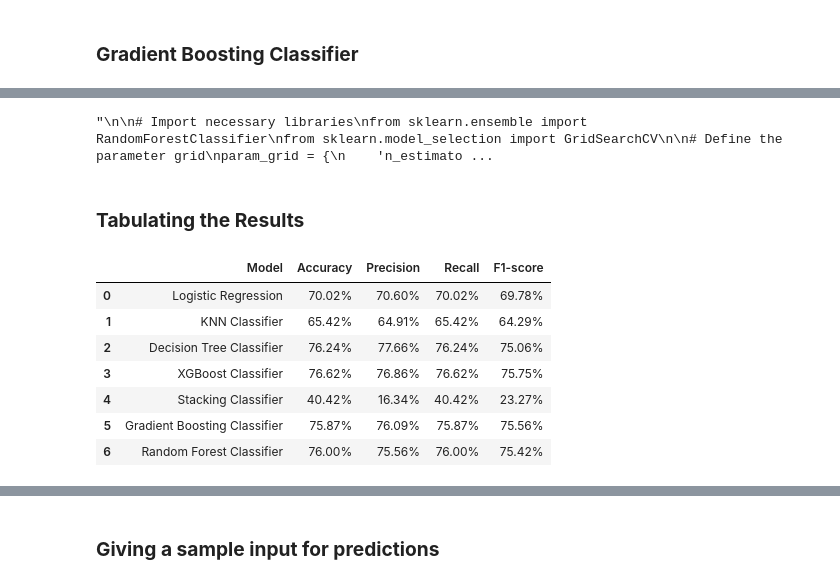
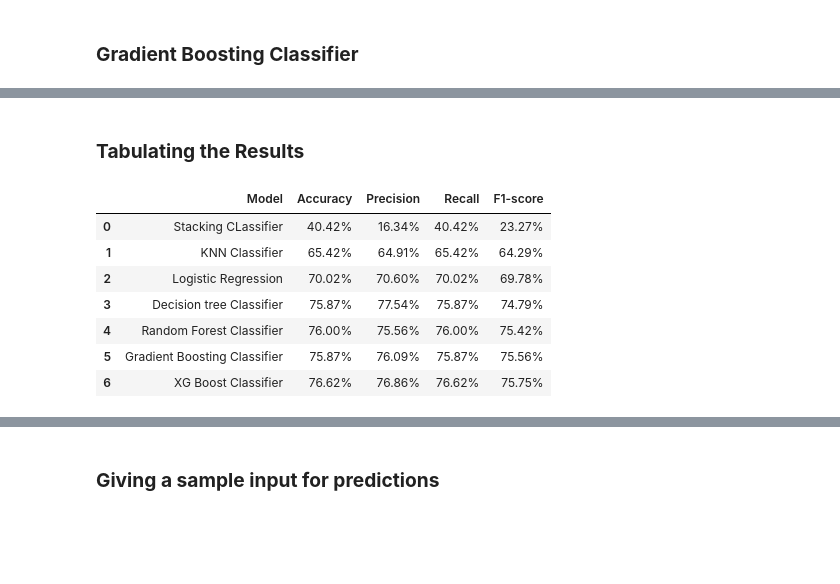
Before and after one commit to mukesh-iitp/Weather-Predictor-Application, a Jupyter notebook: Minor_Project_Model.ipynb, the cells around one changed output, grey strips where cells are left out. Drawn from its saved outputs; the diff is of its cells as text; code cells hidden in the pictures; blank space fills up the shorter version.

```diff
--- a/Minor_Project_Model.ipynb
+++ b/Minor_Project_Model.ipynb
@@ -1090,57 +908,25 @@ weighted avg       0.76      0.76      0.75       804
-# %%
-"""
-
-# Import necessary libraries
-from sklearn.ensemble import RandomForestClassifier
-from sklearn.model_selection import GridSearchCV
-
-# Define the parameter grid
-param_grid = {
-    'n_estimators': [50, 100, 200],
-    'max_features': ['auto', 0.5, 0.6, 0.7, 0.9],
-    'max_depth': [3, 5, 7, 9, 11, 14],
-    'min_samples_split': [2, 5, 10],
-    'min_samples_leaf': [1, 2, 4],
-}
-
-# Create a RandomForestClassifier object
-rfc = RandomForestClassifier()
-
-# Create a GridSearchCV object
-grid_search = GridSearchCV(estimator=rfc, param_grid=param_grid, cv=5)
-
-# Fit the GridSearchCV object to the data
-grid_search.fit(X_train, Y_train)
-
-# Print the best parameters and the corresponding score
-print('Best parameters:', grid_search.best_params_)
-print('Best score:', grid_search.best_score_)
-
-"""
-# %% [output]
-"\n\n# Import necessary libraries\nfrom sklearn.ensemble import RandomForestClassifier\nfrom sklearn.model_selection import GridSearchCV\n\n# Define the parameter grid\nparam_grid = {\n    'n_estimato ...
 # %% [markdown]
 ### **Tabulating the Results**
 # %%
 data = {
-    'Model': ['Logistic Regression', 'KNN Classifier', 'Decision Tree Classifier', 'XGBoost Classifier', 'Stacking Classifier', 'Gradient Boosting Classifier', 'Random Forest Classifier'],
-    'Accuracy': ['70.02%' , '65.42%', '76.24%','76.62%', '40.42%', '75.87%', '76.00%'],
-    'Precision': ['70.60%', '64.91%', '77.66%','76.86%', '16.34%', '76.09%' , '75.56%'],
-    'Recall': ['70.02%', '65.42%', '76.24%', '76.62%', '40.42%', '75.87%' , '76.00%'],
-    'F1-score': ['69.78%', '64.29%', '75.06%', '75.75%', '23.27%', '75.56%', '75.42%']
+    'Model': ['Stacking CLassifier', 'KNN Classifier', 'Logistic Regression', 'Decision tree Classifier', 'Random Forest Classifier', 'Gradient Boosting Classifier', 'XG Boost Classifier'],
+    'Accuracy': ['40.42%' , '65.42%', '70.02%','75.87%', '76.00%', '75.87%', '76.62%'],
+    'Precision': ['16.34%', '64.91%', '70.60%','77.54%', '75.56%', '76.09%' , '76.86%'],
+    'Recall': ['40.42%', '65.42%', '70.02%', '75.87%', '76.00%', '75.87%' , '76.62%'],
+    'F1-score': ['23.27%', '64.29%', '69.78%', '74.79%', '75.42%', '75.56%', '75.75%']
 }
 
 df = pd.DataFrame(data)
 df
 # %% [output]
 |  | Model | Accuracy | Precision | Recall | F1-score |
-| 0 | Logistic Regression | 70.02% | 70.60% | 70.02% | 69.78% |
+| 0 | Stacking CLassifier | 40.42% | 16.34% | 40.42% | 23.27% |
 | 1 | KNN Classifier | 65.42% | 64.91% | 65.42% | 64.29% |
-| 2 | Decision Tree Classifier | 76.24% | 77.66% | 76.24% | 75.06% |
-| 3 | XGBoost Classifier | 76.62% | 76.86% | 76.62% | 75.75% |
-| 4 | Stacking Classifier | 40.42% | 16.34% | 40.42% | 23.27% |
+| 2 | Logistic Regression | 70.02% | 70.60% | 70.02% | 69.78% |
+| 3 | Decision tree Classifier | 75.87% | 77.54% | 75.87% | 74.79% |
+| 4 | Random Forest Classifier | 76.00% | 75.56% | 76.00% | 75.42% |
 | 5 | Gradient Boosting Classifier | 75.87% | 76.09% | 75.87% | 75.56% |
-| 6 | Random Forest Classifier | 76.00% | 75.56% | 76.00% | 75.42% |
+| 6 | XG Boost Classifier | 76.62% | 76.86% | 76.62% | 75.75% |
 # %%
 # Exporting the model and the dataframe for building a Flask app
 
```
Also changed, not shown: parts of 38 cells of this notebook, 3 other files.
